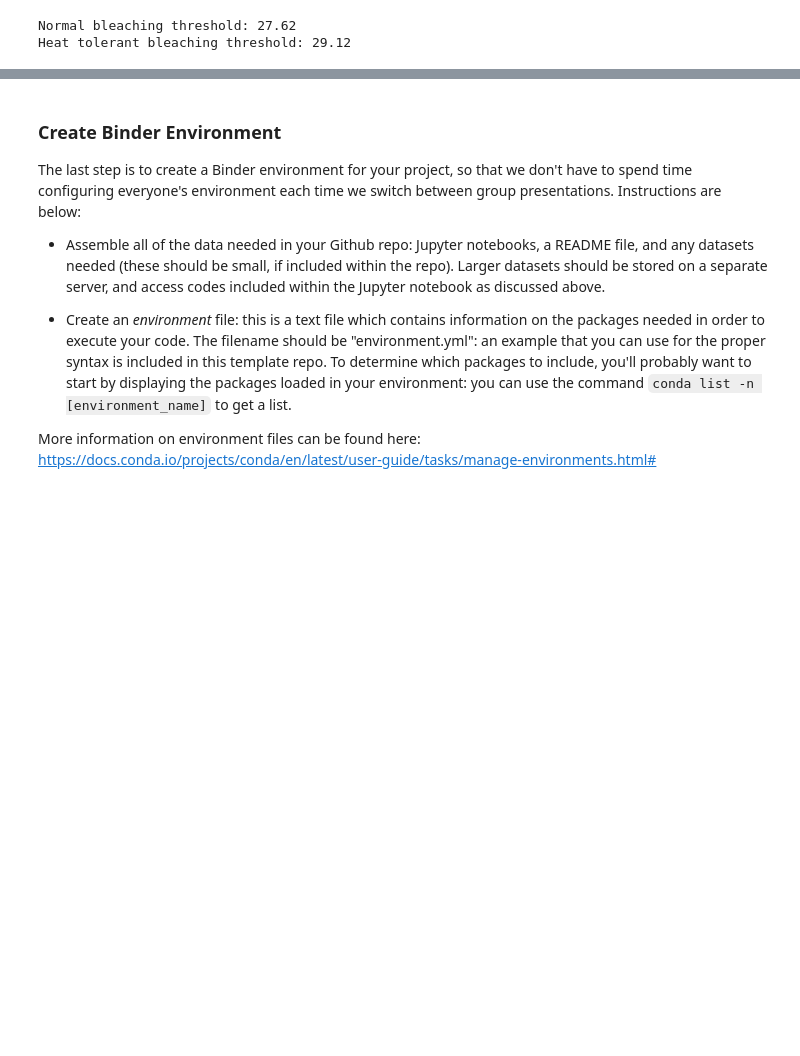
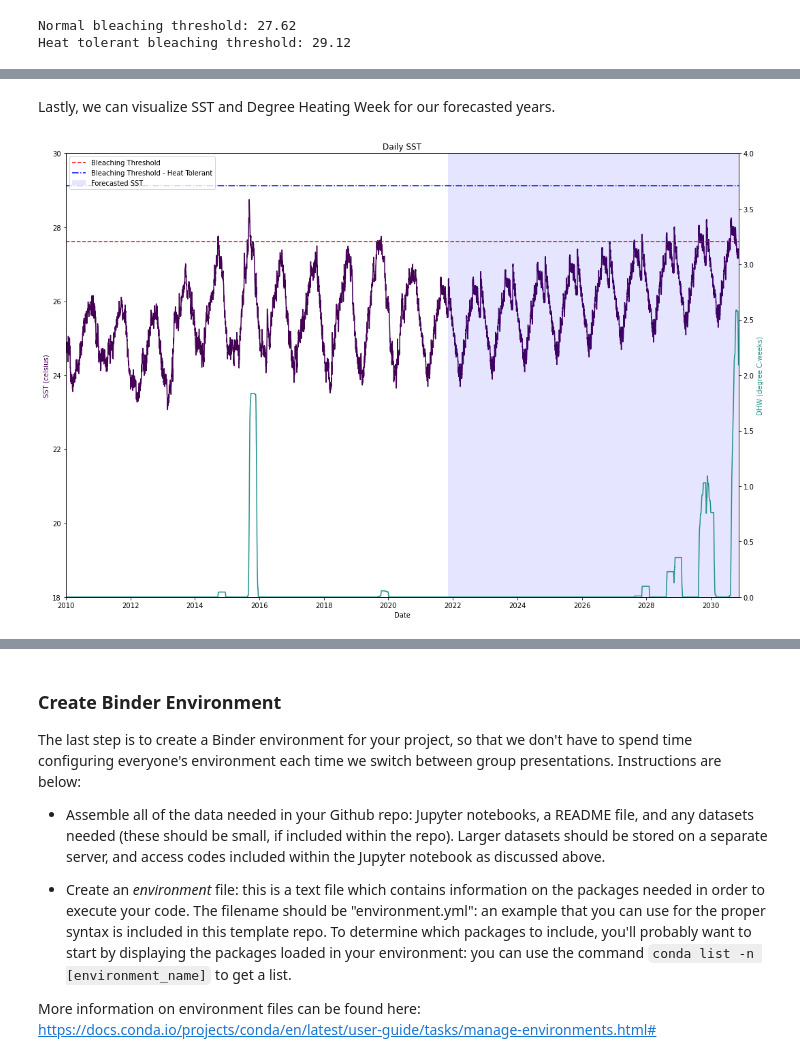
Before and after one commit to crcm-science/HW3_crcm-science, a Jupyter notebook: HW3_CoralTemp_Tutorial.ipynb, the cells around one changed output, grey strips where cells are left out. Cells and saved outputs as stored; diff of their text form; code cells hidden in the pictures; blank space fills up the shorter version.

```diff
--- a/HW3_CoralTemp_Tutorial.ipynb
+++ b/HW3_CoralTemp_Tutorial.ipynb
@@ -357,0 +355,54 @@ heat_stress_df
+# %% [markdown]
+Lastly, we can visualize SST and Degree Heating Week for our forecasted years.
+# %%
+## SOURCE: https://stackoverflow.com/questions/9103166/multiple-axis-in-matplotlib-with-different-scales
+
+fig, ax = plt.subplots(figsize=(15,10))
+
+dhw = ax.twinx()
+
+ax.set_xlim(left = datetime.date(2010, 1, 1), right = datetime.date(2030, 11, 9))
+ax.set_ylim(18, 30)
+dhw.set_ylim(0, 4)
+
+ax.set(xlabel = "Date",
+       ylabel = "SST (celsius)",
+       title = "SST and DHW")
+dhw.set_ylabel("DHW (degree C-weeks)")
+
+ax.set(xlabel = "Date",
+       ylabel = "SST (celsius)",
+       title = "Daily SST")
+
+sst_plot, = ax.plot(heat_stress_df.index,
+                   heat_stress_df['sst_c'],
+                   color = plt.cm.viridis(0),
+                   label = "SST (C)")
+
+dhw_plot, = dhw.plot(heat_stress_df.index,
+                    heat_stress_df['dhw'],
+                    color = plt.cm.viridis(0.5),
+                    label = "DHW (degree C-weeks)")
+
+bleaching = ax.axhline(y = bleaching_threshold,
+           color = "red",
+           linestyle = '--',
+           label = "Bleaching Threshold")
+
+bleaching_ht = ax.axhline(y = bleaching_threshold_ht,
+           color = "blue",
+           linestyle = '-.',
+           label = "Bleaching Threshold - Heat Tolerant")
+
+forecast = plt.axvspan(datetime.date(2021, 11, 9), datetime.date(2030, 11, 9), facecolor='b', alpha=0.1, label = "Forecasted SST")
+
+ax.legend(handles = [bleaching, bleaching_ht, forecast], loc='upper left')
+
+ax.yaxis.label.set_color(sst_plot.get_color())
+dhw.yaxis.label.set_color(dhw_plot.get_color())
+
+fig.tight_layout()
+
+plt.savefig("sst_dhw.pdf")
+# %% [output]
+[figure, added]
```
Also changed, not shown: parts of 24 cells of this notebook, 3 other files.
